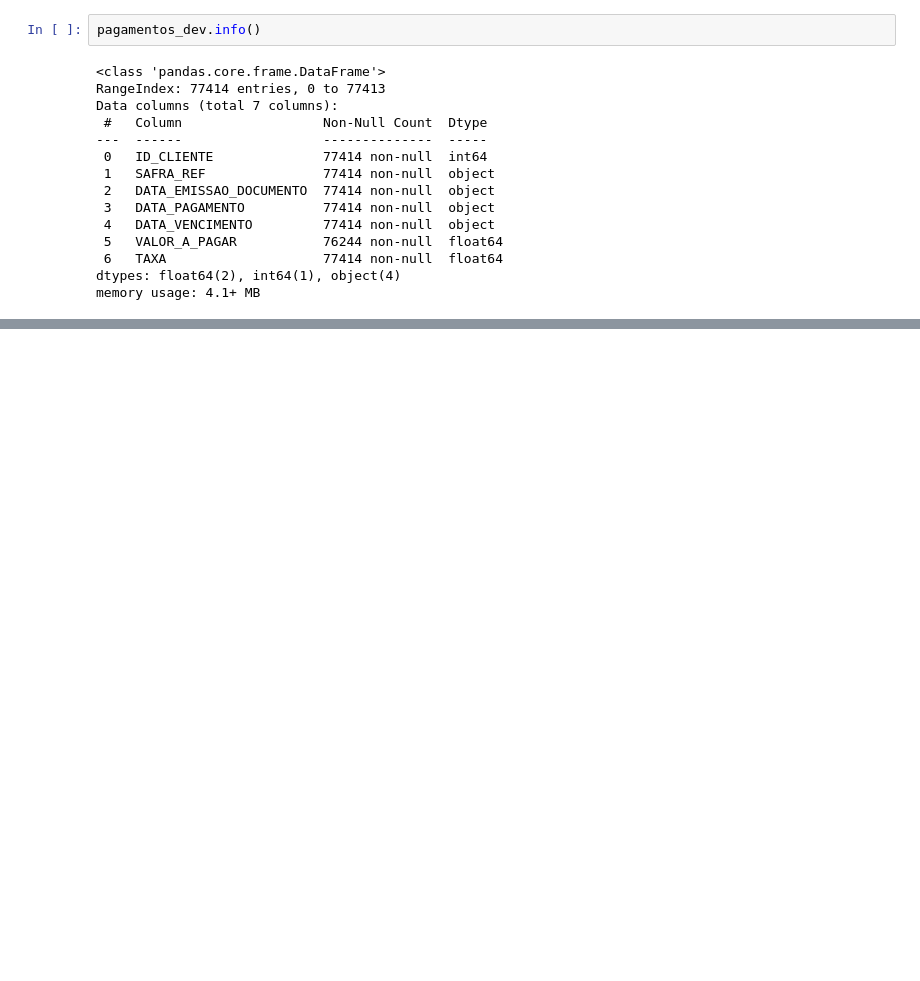
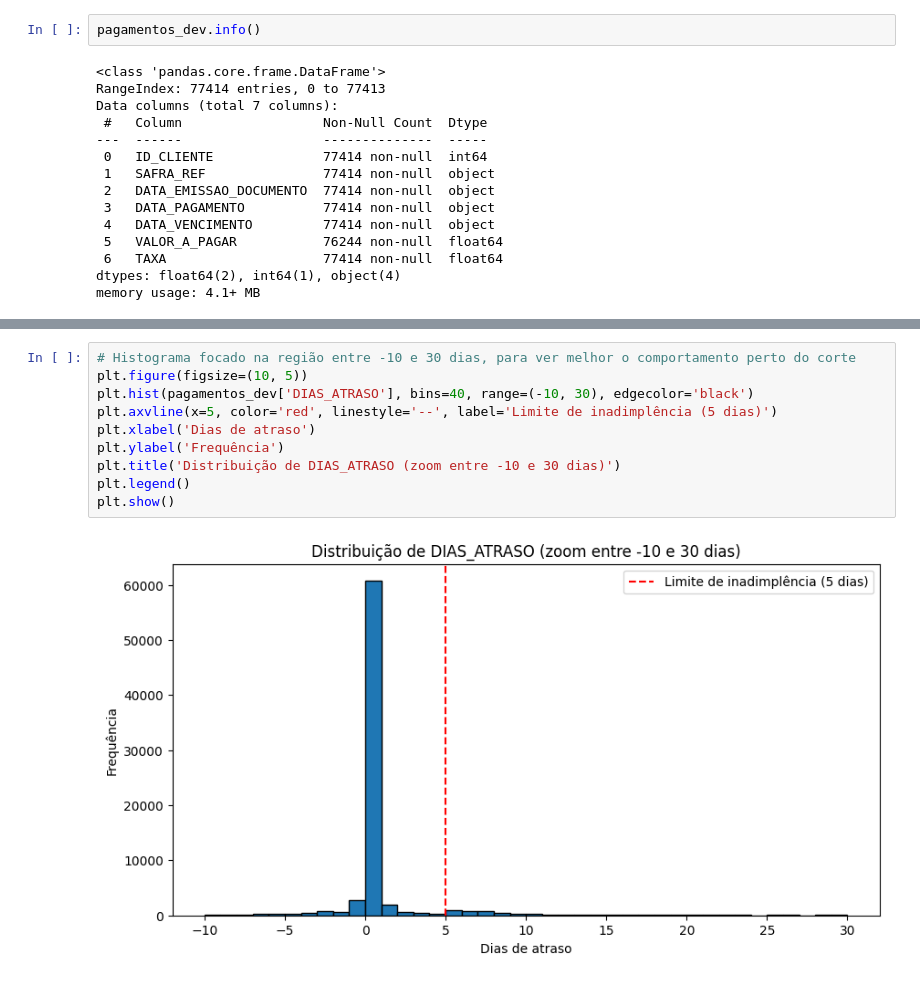
Before and after one commit to Gabverz/datarisk-case-ds-junior, a Jupyter notebook: notebooks/previsao_inadimplencia.ipynb, the cells around one changed output, grey strips where cells are left out. Drawn from its saved outputs; the diff is of its cells as text; blank space fills up the shorter version.

```diff
--- a/notebooks/previsao_inadimplencia.ipynb
+++ b/notebooks/previsao_inadimplencia.ipynb
@@ -246,0 +310,12 @@ memory usage: 4.1+ MB
+# %%
+# Histograma focado na região entre -10 e 30 dias, para ver melhor o comportamento perto do corte
+plt.figure(figsize=(10, 5))
+plt.hist(pagamentos_dev['DIAS_ATRASO'], bins=40, range=(-10, 30), edgecolor='black')
+plt.axvline(x=5, color='red', linestyle='--', label='Limite de inadimplência (5 dias)')
+plt.xlabel('Dias de atraso')
+plt.ylabel('Frequência')
+plt.title('Distribuição de DIAS_ATRASO (zoom entre -10 e 30 dias)')
+plt.legend()
+plt.show()
+# %% [output]
+[figure, added]
```
Also changed, not shown: parts of 6 cells of this notebook.
